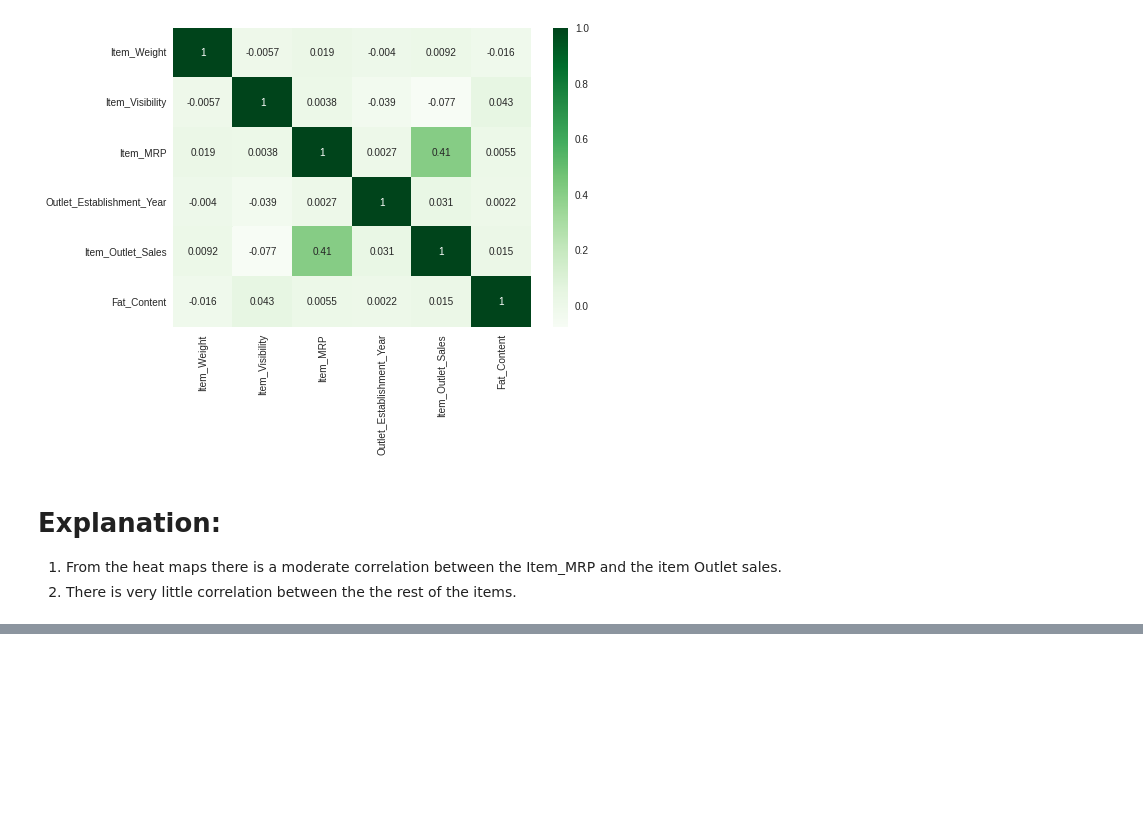
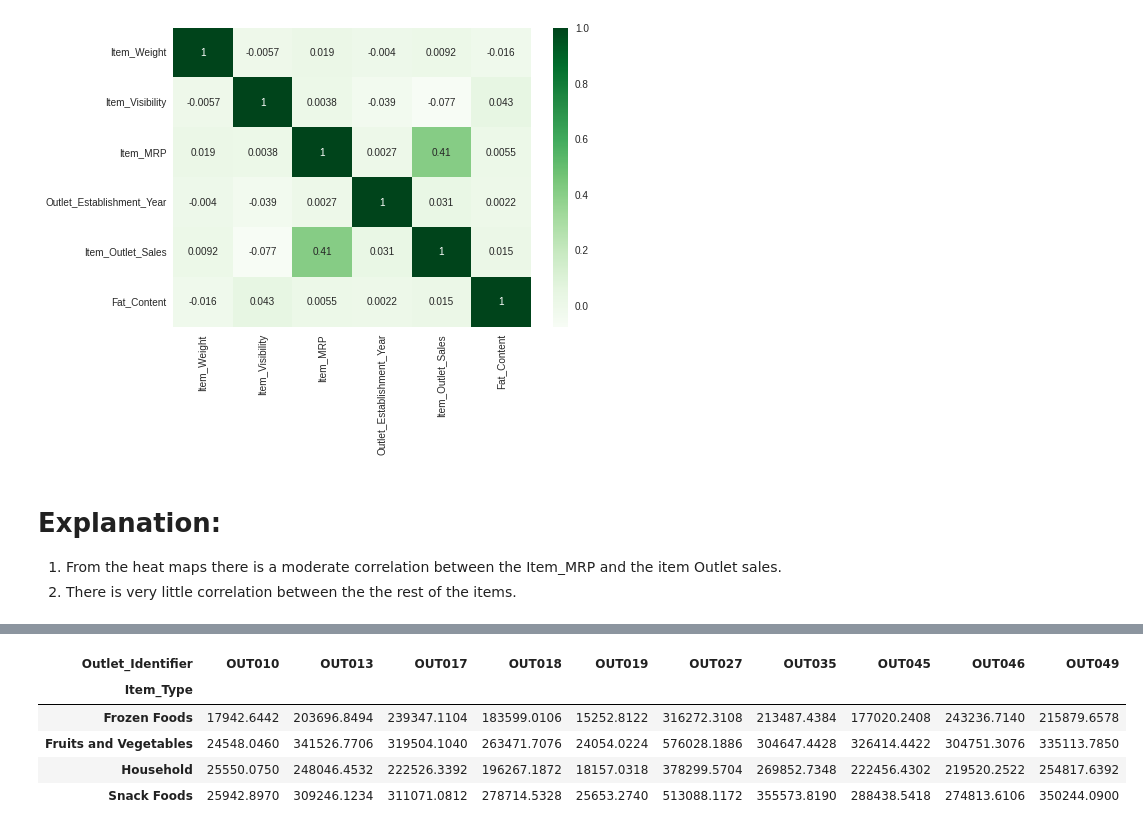
Before and after one commit to imugagga/Sales-Predictions---JFood-Sores, a Jupyter notebook: Sales_Predictions_Mugagga_Innocent.ipynb, the cells around one changed output, grey strips where cells are left out. Drawn from its saved outputs; the diff is of its cells as text; code cells hidden in the pictures; blank space fills up the shorter version.

```diff
--- a/Sales_Predictions_Mugagga_Innocent.ipynb
+++ b/Sales_Predictions_Mugagga_Innocent.ipynb
@@ -401,0 +490,10 @@ sns.heatmap(Corr,cmap = 'Greens',annot=True)
+# %%
+Pivot_table = df3.pivot_table(index='Item_Type', columns='Outlet_Identifier',values ='Item_Outlet_Sales', aggfunc='sum')
+Pivot_table
+# %% [output]
+| Outlet_Identifier | OUT010 | OUT013 | OUT017 | OUT018 | OUT019 | OUT027 | OUT035 | OUT045 | OUT046 | OUT049 |
+| Item_Type |  |  |  |  |  |  |  |  |  |  |
+| Frozen Foods | 17942.6442 | 203696.8494 | 239347.1104 | 183599.0106 | 15252.8122 | 316272.3108 | 213487.4384 | 177020.2408 | 243236.7140 | 215879.6578 |
+| Fruits and Vegetables | 24548.0460 | 341526.7706 | 319504.1040 | 263471.7076 | 24054.0224 | 576028.1886 | 304647.4428 | 326414.4422 | 304751.3076 | 335113.7850 |
+| Household | 25550.0750 | 248046.4532 | 222526.3392 | 196267.1872 | 18157.0318 | 378299.5704 | 269852.7348 | 222456.4302 | 219520.2522 | 254817.6392 |
+| Snack Foods | 25942.8970 | 309246.1234 | 311071.0812 | 278714.5328 | 25653.2740 | 513088.1172 | 355573.8190 | 288438.5418 | 274813.6106 | 350244.0900 |
```
Also changed, not shown: parts of 13 cells of this notebook.
